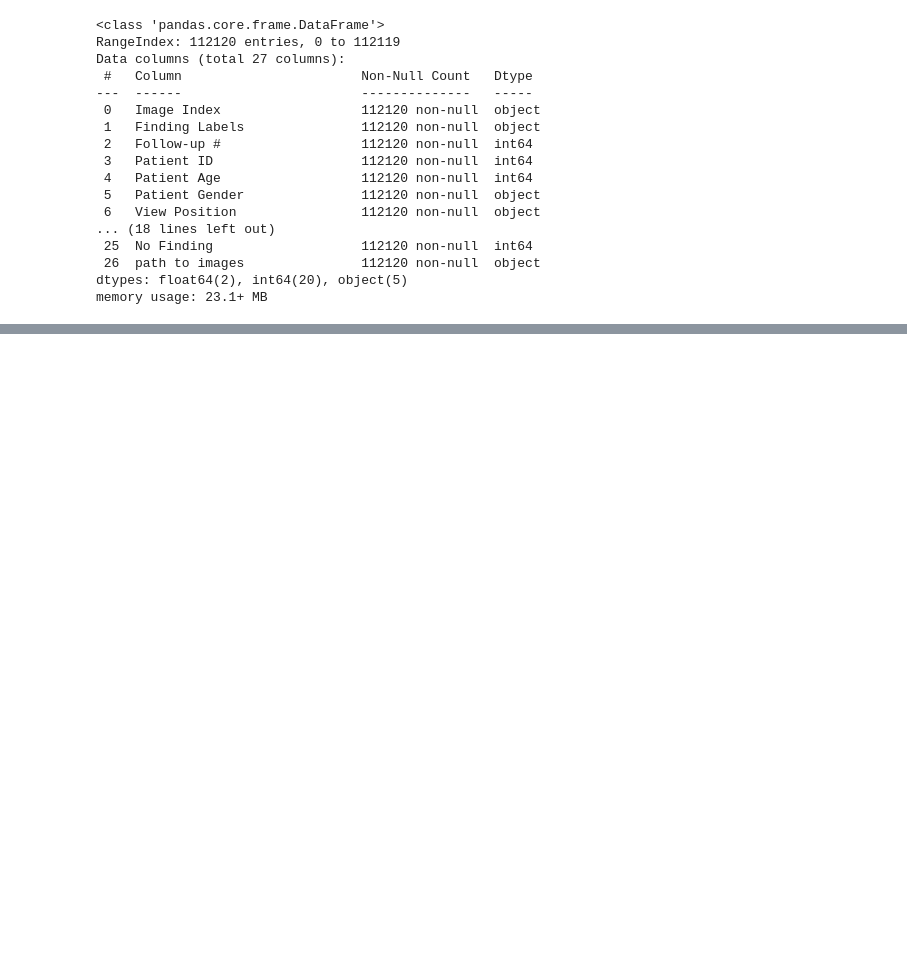
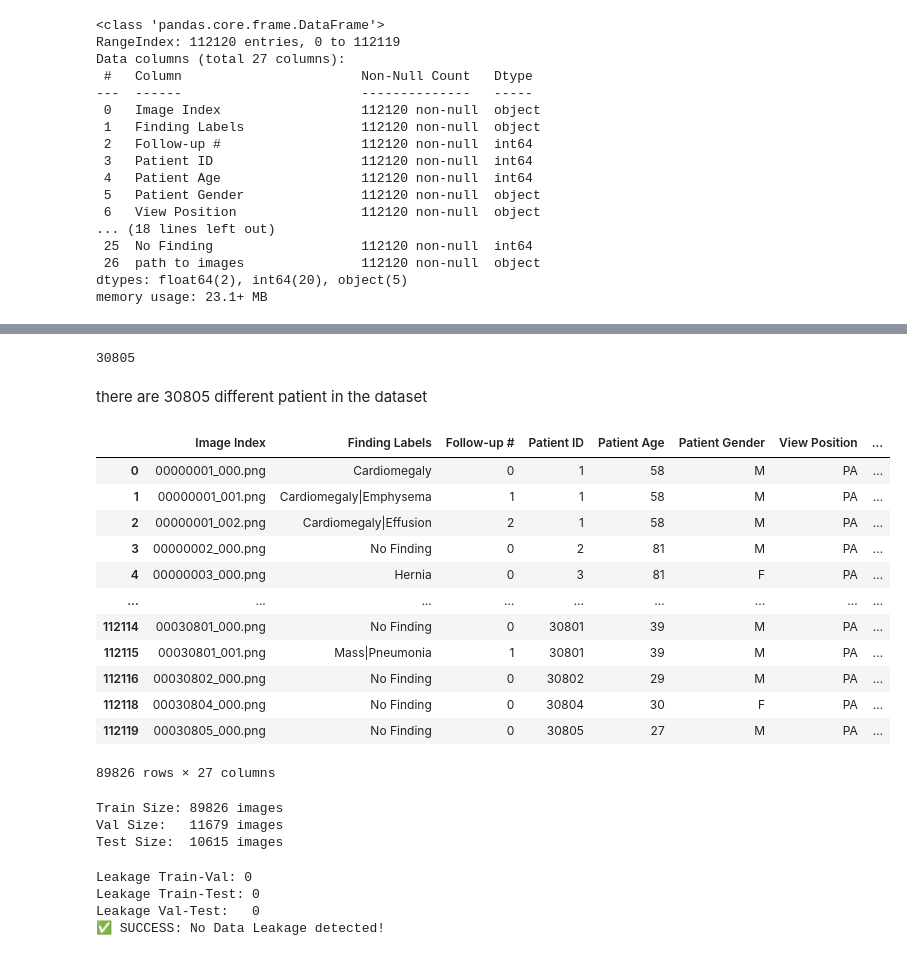
Before and after one commit to Harsh-Prajapati54/ML-Projects, a Jupyter notebook: med-x.ipynb, the cells around one changed output, grey strips where cells are left out. Cells and saved outputs as stored; diff of their text form; code cells hidden in the pictures; blank space fills up the shorter version.

```diff
--- a/med-x.ipynb
+++ b/med-x.ipynb
@@ -231,0 +232,77 @@ plt.show()
+# %%
+data_label["Patient ID"].nunique()
+# %% [output]
+30805
+# %% [markdown]
+there are 30805 different patient in the dataset
+# %%
+from sklearn.model_selection import GroupShuffleSplit
+
+# 1. Initialize the splitter for the first split (80% Train, 20% Temp)
+splitter = GroupShuffleSplit(test_size=0.20, n_splits=1, random_state=42)
+
+# 2. Perform the split
+# Notice we pass 'groups=df['Patient ID']' - this is the magic sauce
+split = splitter.split(data_label, groups=data_label['Patient ID'])
+train_inds, temp_inds = next(split)
+
+# 3. Create the dataframes
+train_df = data_label.iloc[train_inds]
+temp_df = data_label.iloc[temp_inds]
+# %%
+train_df
+# %% [output]
+|  | Image Index | Finding Labels | Follow-up # | Patient ID | Patient Age | Patient Gender | View Position | ... |
+| 0 | 00000001_000.png | Cardiomegaly | 0 | 1 | 58 | M | PA | ... |
+| 1 | 00000001_001.png | Cardiomegaly|Emphysema | 1 | 1 | 58 | M | PA | ... |
+| 2 | 00000001_002.png | Cardiomegaly|Effusion | 2 | 1 | 58 | M | PA | ... |
+| 3 | 00000002_000.png | No Finding | 0 | 2 | 81 | M | PA | ... |
+| 4 | 00000003_000.png | Hernia | 0 | 3 | 81 | F | PA | ... |
+| ... | ... | ... | ... | ... | ... | ... | ... | ... |
+| 112114 | 00030801_000.png | No Finding | 0 | 30801 | 39 | M | PA | ... |
+| 112115 | 00030801_001.png | Mass|Pneumonia | 1 | 30801 | 39 | M | PA | ... |
+| 112116 | 00030802_000.png | No Finding | 0 | 30802 | 29 | M | PA | ... |
+| 112118 | 00030804_000.png | No Finding | 0 | 30804 | 30 | F | PA | ... |
+| 112119 | 00030805_000.png | No Finding | 0 | 30805 | 27 | M | PA | ... |
+89826 rows × 27 columns
+# %%
+# 1. Initialize the splitter for the second split (50% of 20% = 10% total)
+splitter_val = GroupShuffleSplit(test_size=0.50, n_splits=1, random_state=42)
+
+# 2. Perform the split on the TEMP dataframe
+split_val = splitter_val.split(temp_df, groups=temp_df['Patient ID'])
+val_inds, test_inds = next(split_val)
+
+# 3. Create the final dataframes
+val_df = temp_df.iloc[val_inds]
+test_df = temp_df.iloc[test_inds]
+
+print(f"Train Size: {len(train_df)} images")
+print(f"Val Size:   {len(val_df)} images")
+print(f"Test Size:  {len(test_df)} images")
+# %% [output]
+Train Size: 89826 images
+Val Size:   11679 images
+Test Size:  10615 images
+# %%
+# Get the unique Patient IDs from each set
+train_patients = set(train_df['Patient ID'])
+val_patients = set(val_df['Patient ID'])
+test_patients = set(test_df['Patient ID'])
+
+# Check for overlaps
+print(f"Leakage Train-Val: {len(train_patients.intersection(val_patients))}")
+print(f"Leakage Train-Test: {len(train_patients.intersection(test_patients))}")
+print(f"Leakage Val-Test:   {len(val_patients.intersection(test_patients))}")
+
+# Assert prevents the code from continuing if there is an error
+assert len(train_patients.intersection(val_patients)) == 0
+assert len(train_patients.intersection(test_patients)) == 0
+assert len(val_patients.intersection(test_patients)) == 0
+
+print("✅ SUCCESS: No Data Leakage detected!")
+# %% [output]
+Leakage Train-Val: 0
+Leakage Train-Test: 0
+Leakage Val-Test:   0
+✅ SUCCESS: No Data Leakage detected!
```
Also changed, not shown: parts of 1 cell of this notebook.
